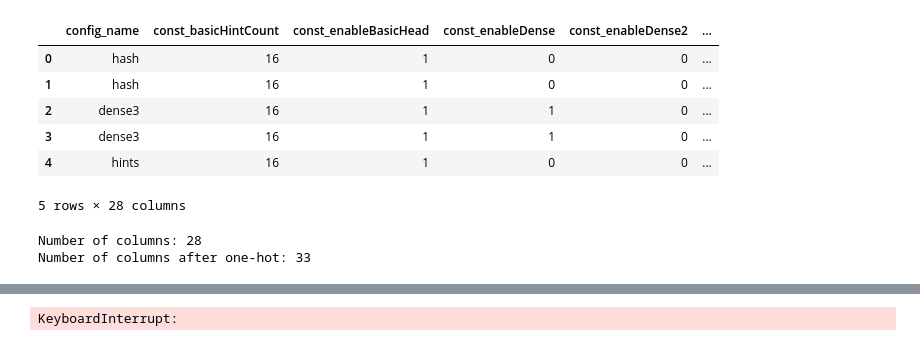
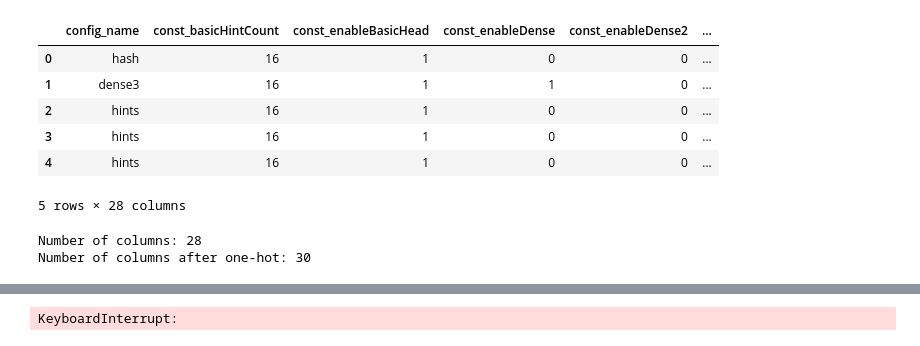
Before and after one commit to rolandhaidari/thesis, a Jupyter notebook: code/04_classifiers/decision_trees.ipynb, the cells around one changed output, grey strips where cells are left out. Saved outputs shown, nothing was run; the diff lists cells and outputs as text; code cells hidden in the pictures.

```diff
--- a/code/04_classifiers/decision_trees.ipynb
+++ b/code/04_classifiers/decision_trees.ipynb
@@ -1,21 +1,21 @@
 # %%
 import pandas as pd
 
 # Read the CSV file into a pandas DataFrame
-df = pd.read_csv('../01_preprocess/preprocessed.csv')
+df = pd.read_csv('../01_preprocess/ycsb_c_new.csv')
 # Calculate the percentile brackets
-df['percentile bracket'] = pd.qcut(df['time'], q=25, labels=False, duplicates='drop') + 1
+df['percentile bracket'] = pd.qcut(df['time'], q=10, labels=False, duplicates='drop') + 1
 
-df.drop(['cycle', 'instr', 'LLC_miss','CPU','L1_miss', 'br_miss', 'scale', 'counted_final_key_count', 'GHz', 'time', 'task', 'IPC'], axis=1, inplace=True)
-df.drop(['nodeCount_Leaf', 'nodeCount_Inner', 'nodeCount_Dense', 'nodeCount_Hash', 'nodeCount_Head4', 'nodeCount_Head8', 'nodeCount_Dense2'], axis=1, inplace=True)
+#df.drop(['cycle', 'instr', 'LLC_miss','CPU','L1_miss', 'br_miss', 'scale', 'counted_final_key_count', 'GHz', 'time', 'task', 'IPC'], axis=1, inplace=True)
+#df.drop(['nodeCount_Leaf', 'nodeCount_Inner', 'nodeCount_Dense', 'nodeCount_Hash', 'nodeCount_Head4', 'nodeCount_Head8', 'nodeCount_Dense2'], axis=1, inplace=True)
 
 df.head()
 # %% [output]
 |  | config_name | const_basicHintCount | const_enableBasicHead | const_enableDense | const_enableDense2 | ... |
 | 0 | hash | 16 | 1 | 0 | 0 | ... |
-| 1 | hash | 16 | 1 | 0 | 0 | ... |
-| 2 | dense3 | 16 | 1 | 1 | 0 | ... |
-| 3 | dense3 | 16 | 1 | 1 | 0 | ... |
+| 1 | dense3 | 16 | 1 | 1 | 0 | ... |
+| 2 | hints | 16 | 1 | 0 | 0 | ... |
+| 3 | hints | 16 | 1 | 0 | 0 | ... |
 | 4 | hints | 16 | 1 | 0 | 0 | ... |
 5 rows × 28 columns
 # %%
@@ -30,7 +30,7 @@ df = pd.get_dummies(df, columns=non_numeric_columns)
 print("Number of columns after one-hot:", df.shape[1])
 # %% [output]
 Number of columns: 28
-Number of columns after one-hot: 33
+Number of columns after one-hot: 30
 # %%
 df = df[df['op_ycsb_c'] == True]
 df
```
Also changed, not shown: parts of 2 cells of this notebook, 11 other files.
